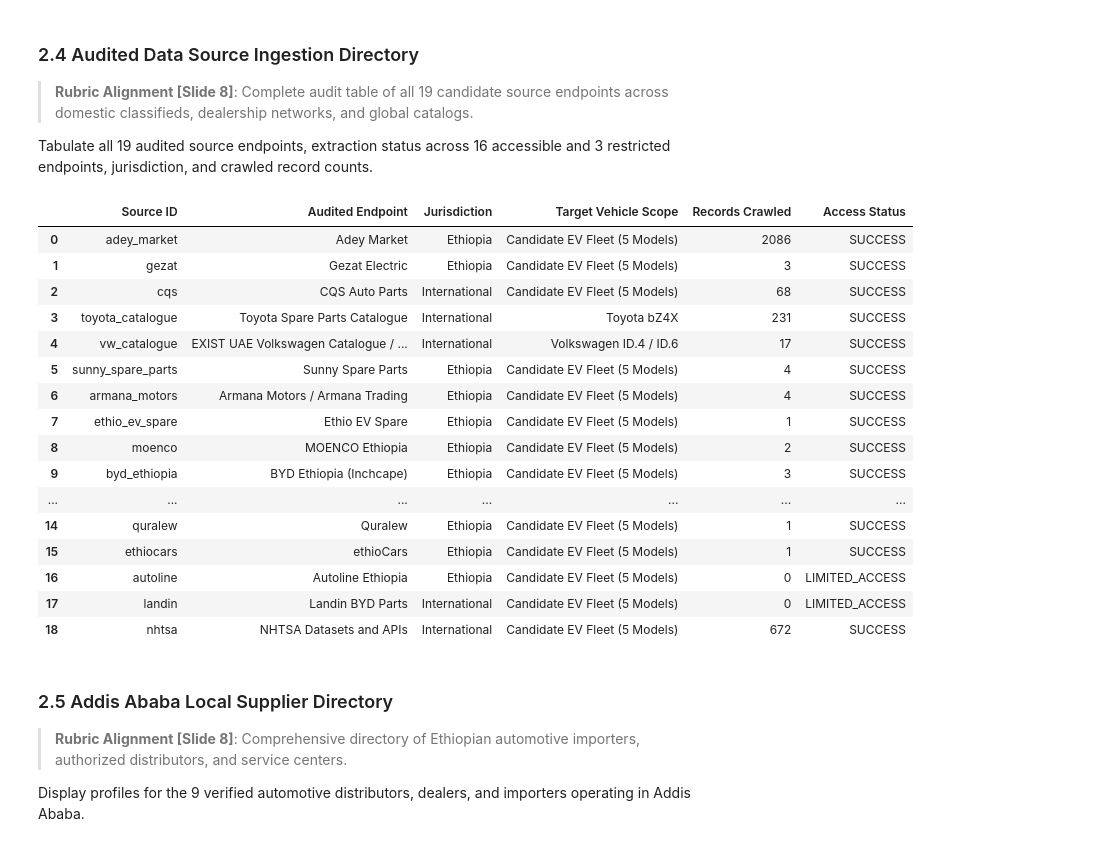
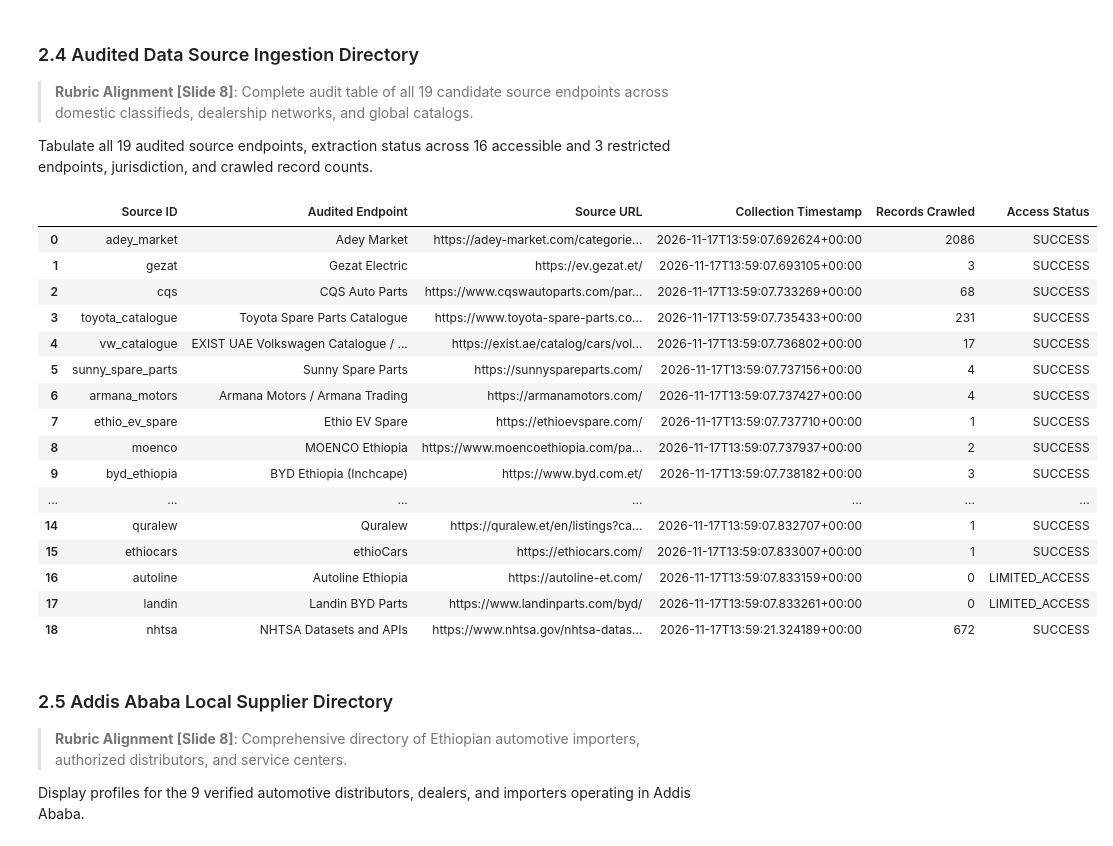
Before and after one commit to EstarCode/ev-spare-parts-prioritization, a Jupyter notebook: notebooks/Abraham_Amogne_EV_Spare_Parts_Prioritization.ipynb, the cells around one changed output. Cells and saved outputs as stored; diff of their text form; code cells hidden in the pictures.

Commit message:
fix(notebook): include source_url and collection_timestamp in source log display table

```diff
--- a/notebooks/Abraham_Amogne_EV_Spare_Parts_Prioritization.ipynb
+++ b/notebooks/Abraham_Amogne_EV_Spare_Parts_Prioritization.ipynb
@@ -176,27 +176,27 @@ Tariff categories: 10 | NHTSA complaints: 644 | NHTSA recalls: 28 | Audited endp
 
 Tabulate all 19 audited source endpoints, extraction status across 16 accessible and 3 restricted endpoints, jurisdiction, and crawled record counts.
 # %%
-source_display = df_source_log[["source_id", "source_name", "country", "vehicle_model", "record_count", "extraction_status"]].copy()
-source_display.columns = ["Source ID", "Audited Endpoint", "Jurisdiction", "Target Vehicle Scope", "Records Crawled", "Access Status"]
+source_display = df_source_log[["source_id", "source_name", "source_url", "collection_timestamp", "record_count", "extraction_status"]].copy()
+source_display.columns = ["Source ID", "Audited Endpoint", "Source URL", "Collection Timestamp", "Records Crawled", "Access Status"]
 display(source_display)
 # %% [output]
-|  | Source ID | Audited Endpoint | Jurisdiction | Target Vehicle Scope | Records Crawled | Access Status |
-| 0 | adey_market | Adey Market | Ethiopia | Candidate EV Fleet (5 Models) | 2086 | SUCCESS |
-| 1 | gezat | Gezat Electric | Ethiopia | Candidate EV Fleet (5 Models) | 3 | SUCCESS |
-| 2 | cqs | CQS Auto Parts | International | Candidate EV Fleet (5 Models) | 68 | SUCCESS |
-| 3 | toyota_catalogue | Toyota Spare Parts Catalogue | International | Toyota bZ4X | 231 | SUCCESS |
-| 4 | vw_catalogue | EXIST UAE Volkswagen Catalogue / ... | International | Volkswagen ID.4 / ID.6 | 17 | SUCCESS |
-| 5 | sunny_spare_parts | Sunny Spare Parts | Ethiopia | Candidate EV Fleet (5 Models) | 4 | SUCCESS |
-| 6 | armana_motors | Armana Motors / Armana Trading | Ethiopia | Candidate EV Fleet (5 Models) | 4 | SUCCESS |
-| 7 | ethio_ev_spare | Ethio EV Spare | Ethiopia | Candidate EV Fleet (5 Models) | 1 | SUCCESS |
-| 8 | moenco | MOENCO Ethiopia | Ethiopia | Candidate EV Fleet (5 Models) | 2 | SUCCESS |
-| 9 | byd_ethiopia | BYD Ethiopia (Inchcape) | Ethiopia | Candidate EV Fleet (5 Models) | 3 | SUCCESS |
+|  | Source ID | Audited Endpoint | Source URL | Collection Timestamp | Records Crawled | Access Status |
+| 0 | adey_market | Adey Market | https://adey-market.com/categorie... | 2026-11-17T13:59:07.692624+00:00 | 2086 | SUCCESS |
+| 1 | gezat | Gezat Electric | https://ev.gezat.et/ | 2026-11-17T13:59:07.693105+00:00 | 3 | SUCCESS |
+| 2 | cqs | CQS Auto Parts | https://www.cqswautoparts.com/par... | 2026-11-17T13:59:07.733269+00:00 | 68 | SUCCESS |
+| 3 | toyota_catalogue | Toyota Spare Parts Catalogue | https://www.toyota-spare-parts.co... | 2026-11-17T13:59:07.735433+00:00 | 231 | SUCCESS |
+| 4 | vw_catalogue | EXIST UAE Volkswagen Catalogue / ... | https://exist.ae/catalog/cars/vol... | 2026-11-17T13:59:07.736802+00:00 | 17 | SUCCESS |
+| 5 | sunny_spare_parts | Sunny Spare Parts | https://sunnyspareparts.com/ | 2026-11-17T13:59:07.737156+00:00 | 4 | SUCCESS |
+| 6 | armana_motors | Armana Motors / Armana Trading | https://armanamotors.com/ | 2026-11-17T13:59:07.737427+00:00 | 4 | SUCCESS |
+| 7 | ethio_ev_spare | Ethio EV Spare | https://ethioevspare.com/ | 2026-11-17T13:59:07.737710+00:00 | 1 | SUCCESS |
+| 8 | moenco | MOENCO Ethiopia | https://www.moencoethiopia.com/pa... | 2026-11-17T13:59:07.737937+00:00 | 2 | SUCCESS |
+| 9 | byd_ethiopia | BYD Ethiopia (Inchcape) | https://www.byd.com.et/ | 2026-11-17T13:59:07.738182+00:00 | 3 | SUCCESS |
 | ... | ... | ... | ... | ... | ... | ... |
-| 14 | quralew | Quralew | Ethiopia | Candidate EV Fleet (5 Models) | 1 | SUCCESS |
-| 15 | ethiocars | ethioCars | Ethiopia | Candidate EV Fleet (5 Models) | 1 | SUCCESS |
-| 16 | autoline | Autoline Ethiopia | Ethiopia | Candidate EV Fleet (5 Models) | 0 | LIMITED_ACCESS |
-| 17 | landin | Landin BYD Parts | International | Candidate EV Fleet (5 Models) | 0 | LIMITED_ACCESS |
-| 18 | nhtsa | NHTSA Datasets and APIs | International | Candidate EV Fleet (5 Models) | 672 | SUCCESS |
+| 14 | quralew | Quralew | https://quralew.et/en/listings?ca... | 2026-11-17T13:59:07.832707+00:00 | 1 | SUCCESS |
+| 15 | ethiocars | ethioCars | https://ethiocars.com/ | 2026-11-17T13:59:07.833007+00:00 | 1 | SUCCESS |
+| 16 | autoline | Autoline Ethiopia | https://autoline-et.com/ | 2026-11-17T13:59:07.833159+00:00 | 0 | LIMITED_ACCESS |
+| 17 | landin | Landin BYD Parts | https://www.landinparts.com/byd/ | 2026-11-17T13:59:07.833261+00:00 | 0 | LIMITED_ACCESS |
+| 18 | nhtsa | NHTSA Datasets and APIs | https://www.nhtsa.gov/nhtsa-datas... | 2026-11-17T13:59:21.324189+00:00 | 672 | SUCCESS |
 # %% [markdown]
 ### 2.5 Addis Ababa Local Supplier Directory
 > **Rubric Alignment [Slide 8]**: Comprehensive directory of Ethiopian automotive importers, authorized distributors, and service centers.
```
